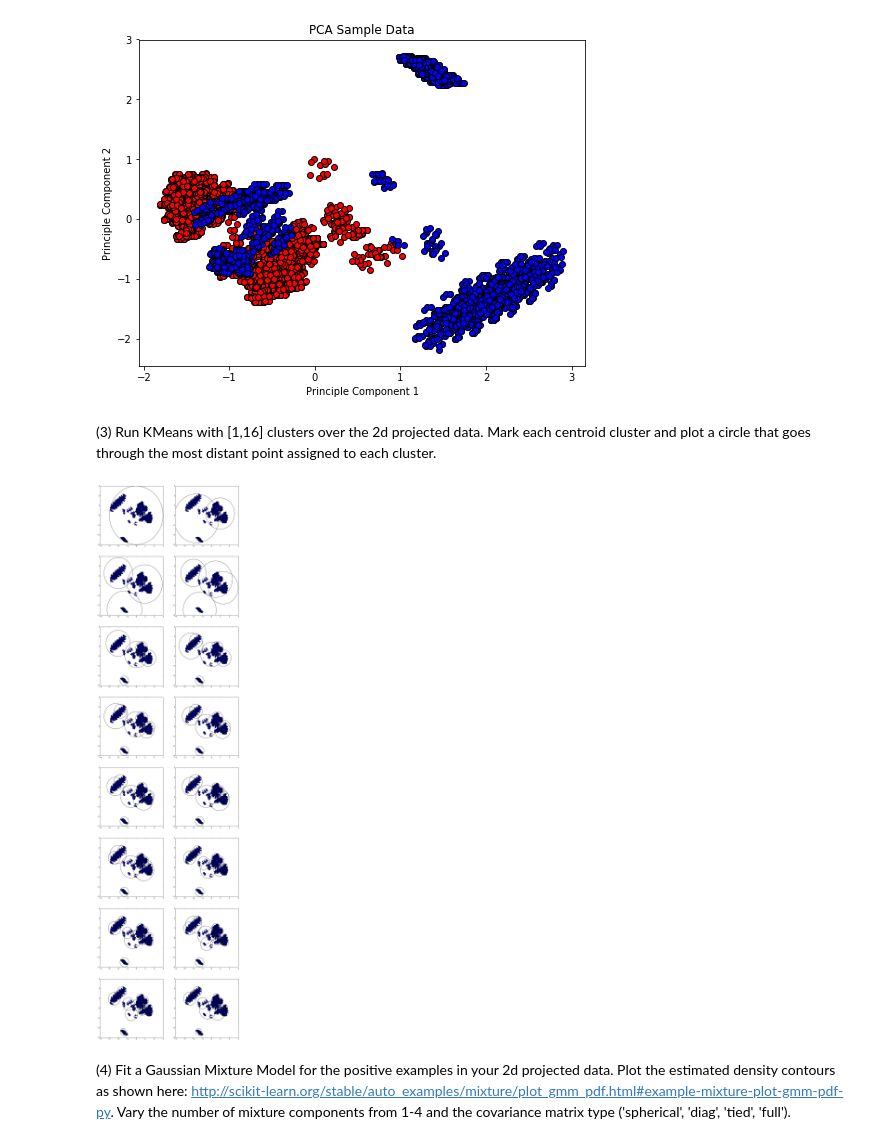
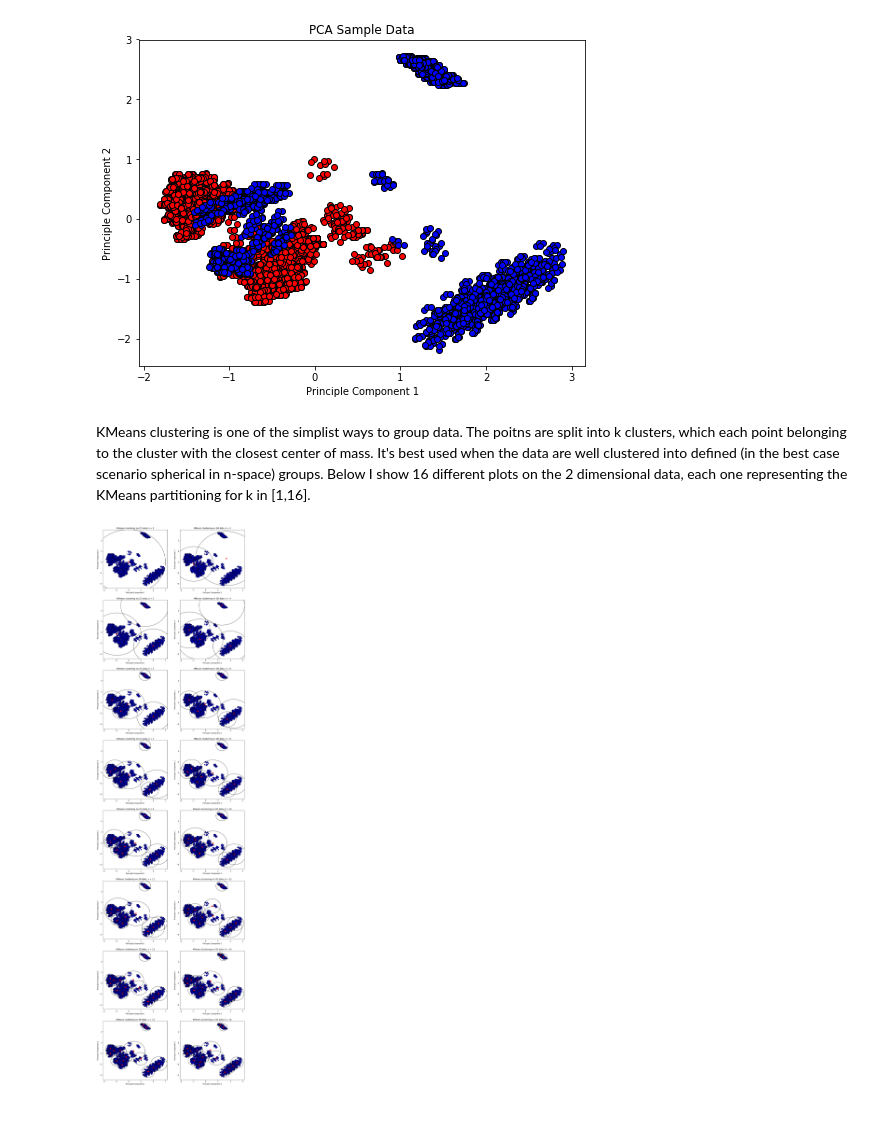
Before and after one commit to jd-sanders/PoisonousMushrooms, a Jupyter notebook: PoisonousMushrooms.ipynb, the cells around one changed output. Saved outputs shown, nothing was run; the diff lists cells and outputs as text; code cells hidden in the pictures; blank space fills up the shorter version.

```diff
--- a/PoisonousMushrooms.ipynb
+++ b/PoisonousMushrooms.ipynb
@@ -30,6 +31,8 @@ with open('mushroom.map') as fmap:
         [index, name, junk] = line.split()
         feature_names.append(name)
 
-print('Loaded feature names:', len(feature_names))
-#print(feature_names)
+print 'Loaded feature names:', len(feature_names)
+print 'Here are all 126 feature names: \n'
+for i in range(126):
+    print feature_names[i]
 # %% [output]
@@ -122,42 +153,48 @@ def P2():
 P2()
 # %% [output]
 [figure]
-# %% [markdown]
-(3) Run KMeans with [1,16] clusters over the 2d projected data. Mark each centroid cluster and plot a circle that goes through the most distant point assigned to each cluster.
+# %% [markdown]
+KMeans clustering is one of the simplist ways to group data.  The poitns are split into k clusters, which each point belonging to the cluster with the closest center of mass.   It's best used when the data are well clustered into defined (in the best case scenario spherical in n-space) groups.  Below I show 16 different plots on the 2 dimensional data, each one representing the KMeans partitioning for k in [1,16].
 # %%
 def P3():
 
     plt.figure(figsize=(15, 60))
 
+    # Project the data to 2D
     n_comp = 2
     pca_mod = PCA(n_components = 2)
     train_data_transformed = pca_mod.fit_transform(train_data)
 
     for i in range(16):
+
         # Set up the plot
         ax = plt.subplot(8, 2, i+1)
+
         # Set up k-means
         km = KMeans(n_clusters=i+1, init='k-means++')
+
         # Train the clustering algorithm
         clstrs = km.fit(train_data_transformed)
 
-        # Set the centers
+        # Find the center of each cluster, and the distances to each point
         centers = [(clstrs.cluster_centers_[j,0],clstrs.cluster_centers_[j,1]) for j in range(i+1)]
         dists = km.transform(train_data_transformed)
 
-        ax.scatter(train_data_transformed[:, 0], train_data_transformed[:, 1])
-        #plt.title("PCA Sample Data")
-        #plt.xlabel("Principle Component 1")
-        #plt.ylabel("Principle Component 2")
+        # The scatterplot
+        ax.scatter(train_data_transformed[:, 0], train_data_transformed[:, 1], edgecolors='black',color='blue',marker='o')
+        plt.title('KMeans clustering on 2D data, k = %i' %(i+1))
+        plt.xlabel("Principle Component 1")
+        plt.ylabel("Principle Component 2")
 
+        # Add the cluster centers and a circle encompassing all points in the cluster
         for j in range(i+1):
             circle = plt.Circle(centers[j], np.max(dists[clstrs.labels_ == j,j]),edgecolor='black',fill=False)
+            my_center = plt.Circle(centers[j], 0.05, color='red')
             ax.add_artist(circle)
+            ax.add_artist(my_center)
 
 
 
 P3()
 # %% [output]
-[figure, old version]
+[figure, new version]
-# %% [markdown]
-(4) Fit a Gaussian Mixture Model for the positive examples in your 2d projected data. Plot the estimated density contours as shown here: http://scikit-learn.org/stable/auto_examples/mixture/plot_gmm_pdf.html#example-mixture-plot-gmm-pdf-py. Vary the number of mixture components from 1-4 and the covariance matrix type ('spherical', 'diag', 'tied', 'full').
```
Also changed, not shown: parts of 14 cells of this notebook.
